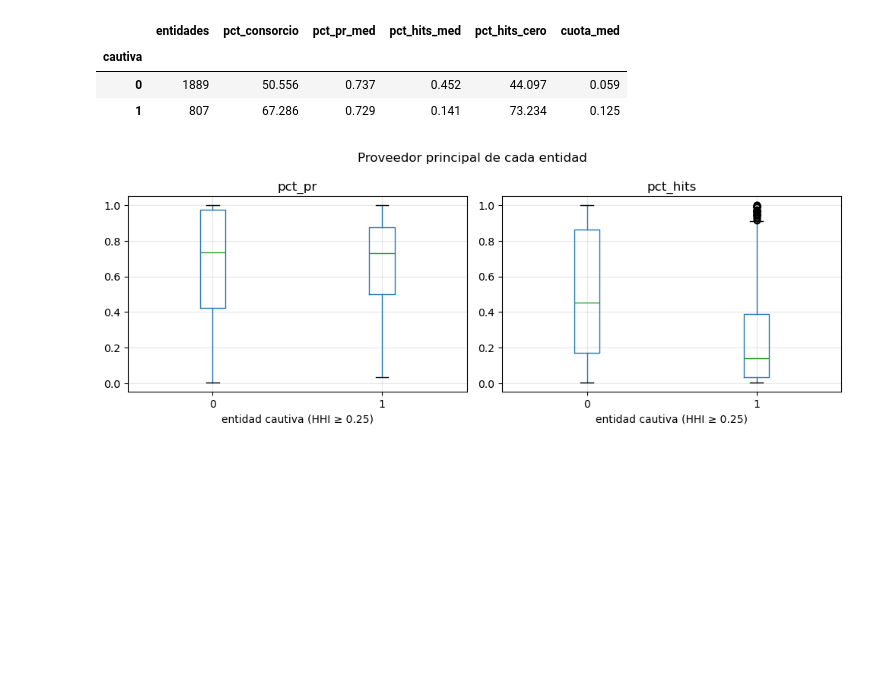
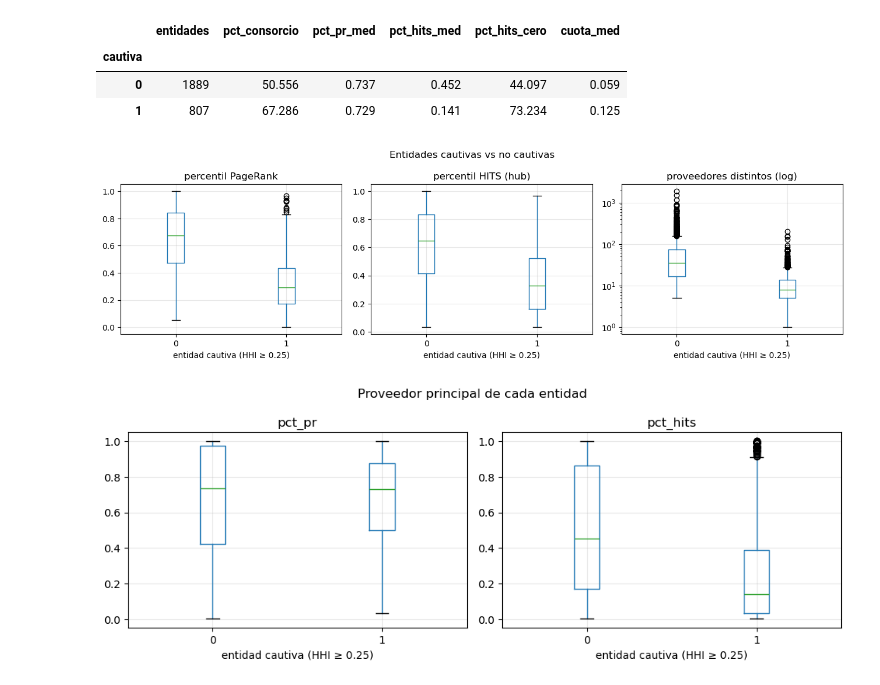
Before and after one commit to paolovasquezg/dm-proj2, a Jupyter notebook: 04_PageRank/d_analisis.ipynb, the cells around one changed output. Cells and saved outputs as stored; diff of their text form; code cells hidden in the pictures; blank space fills up the shorter version.

```diff
--- a/04_PageRank/d_analisis.ipynb
+++ b/04_PageRank/d_analisis.ipynb
@@ -224,6 +254,17 @@ display(cautividad); display(atiende)
 | cautiva |  |  |  |  |  |  |
 | 0 | 1889 | 50.556 | 0.737 | 0.452 | 44.097 | 0.059 |
 | 1 | 807 | 67.286 | 0.729 | 0.141 | 73.234 | 0.125 |
+# %%
+fig, ax = plt.subplots(1, 3, figsize=(13, 3.8))
+for k_, (c, tit) in enumerate((("pct_pr", "percentil PageRank"), ("pct_hits", "percentil HITS (hub)"),
+                               ("grado", "proveedores distintos (log)"))):
+    e5.boxplot(column=c, by="cautiva", ax=ax[k_])
+    ax[k_].set(title=tit, xlabel="entidad cautiva (HHI ≥ 0.25)")
+ax[2].set_yscale("log")
+plt.suptitle("Entidades cautivas vs no cautivas")
+mostrar_fig("entidades_cautivas")
+# %% [output]
+[figure, added]
 # %%
 fig, ax = plt.subplots(1, 2, figsize=(10, 3.8))
 for k_, c in enumerate(("pct_pr", "pct_hits")):
```
Also changed, not shown: parts of 4 cells of this notebook, 2 other files.
